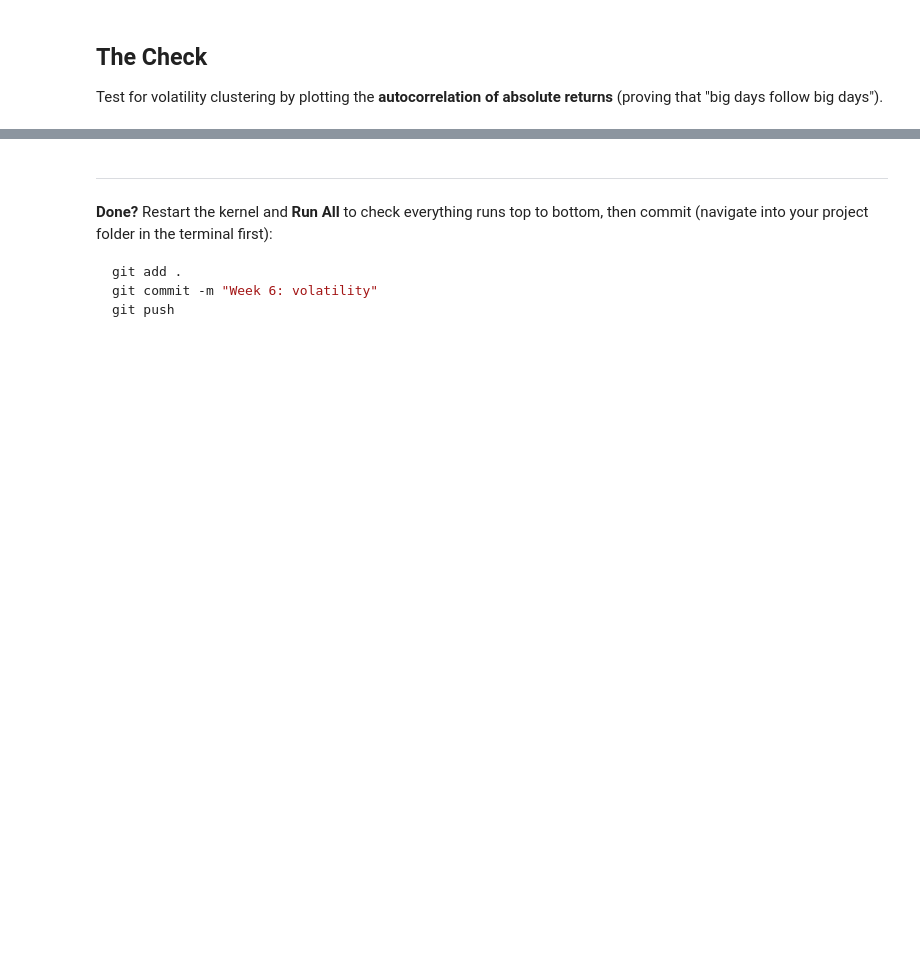
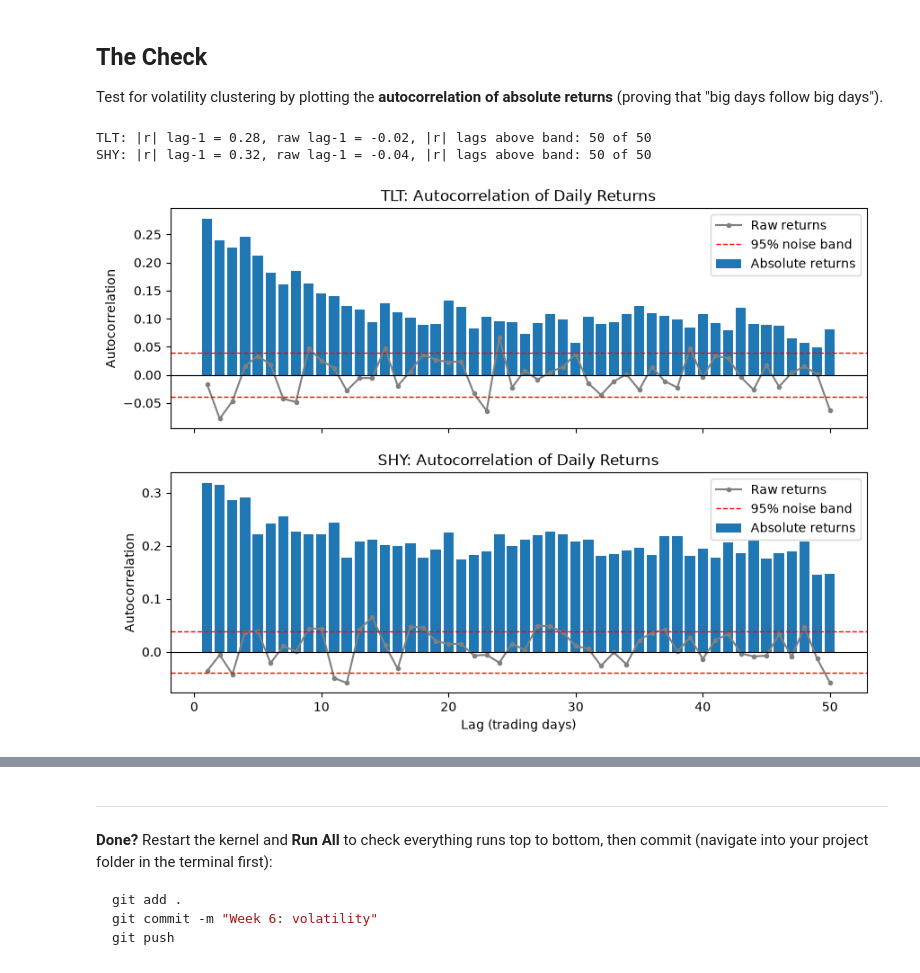
Before and after one commit to ptterdg-blip/Project_1_OQG, a Jupyter notebook: notebooks/week3_volatility.ipynb, the cells around one changed output, grey strips where cells are left out. Cells and saved outputs as stored; diff of their text form; code cells hidden in the pictures; blank space fills up the shorter version.

```diff
--- a/notebooks/week3_volatility.ipynb
+++ b/notebooks/week3_volatility.ipynb
@@ -16,6 +84,40 @@ identify the real-world events that caused them. (You'll have to calculate it fr
 ## The Check
 Test for volatility clustering by plotting the **autocorrelation of absolute returns**
 (proving that "big days follow big days").
+# %%
+# Step 1–2: Autocorrelation of raw vs absolute returns, lags 1–50 days
+MAX_LAG = 50
+lags = range(1, MAX_LAG + 1)
+
+# Step 3: 95% noise band — autocorrelations inside this could just be chance
+conf = 1.96 / np.sqrt(len(returns))
+
+# Step 4: Plot each asset in its own panel
+fig, axes = plt.subplots(2, 1, figsize=(10, 7), sharex=True)
+
+for ax, ticker in zip(axes, TICKERS):
+    raw_acf = [returns[ticker].autocorr(lag) for lag in lags]
+    abs_acf = [returns[ticker].abs().autocorr(lag) for lag in lags]
+
+    ax.bar(lags, abs_acf, label="Absolute returns")
+    ax.plot(lags, raw_acf, color="gray", marker=".", label="Raw returns")
+    ax.axhline(conf, color="red", linestyle="--", linewidth=1, label="95% noise band")
+    ax.axhline(-conf, color="red", linestyle="--", linewidth=1)
+    ax.axhline(0, color="black", linewidth=0.8)
+
+    ax.set_title(f"{ticker}: Autocorrelation of Daily Returns")
+    ax.set_ylabel("Autocorrelation")
+    ax.legend()
+
+    print(f"{ticker}: |r| lag-1 = {abs_acf[0]:.2f}, raw lag-1 = {raw_acf[0]:.2f}, "
+          f"|r| lags above band: {sum(a > conf for a in abs_acf)} of {MAX_LAG}")
+
+axes[-1].set_xlabel("Lag (trading days)")
+plt.show()
+# %% [output]
+TLT: |r| lag-1 = 0.28, raw lag-1 = -0.02, |r| lags above band: 50 of 50
+SHY: |r| lag-1 = 0.32, raw lag-1 = -0.04, |r| lags above band: 50 of 50
+[figure, added]
 # %% [markdown]
 ## The Paragraph
 > **Does market panic hit both assets simultaneously, or do they experience isolated crises?**
```
Also changed, not shown: parts of 3 cells of this notebook.
